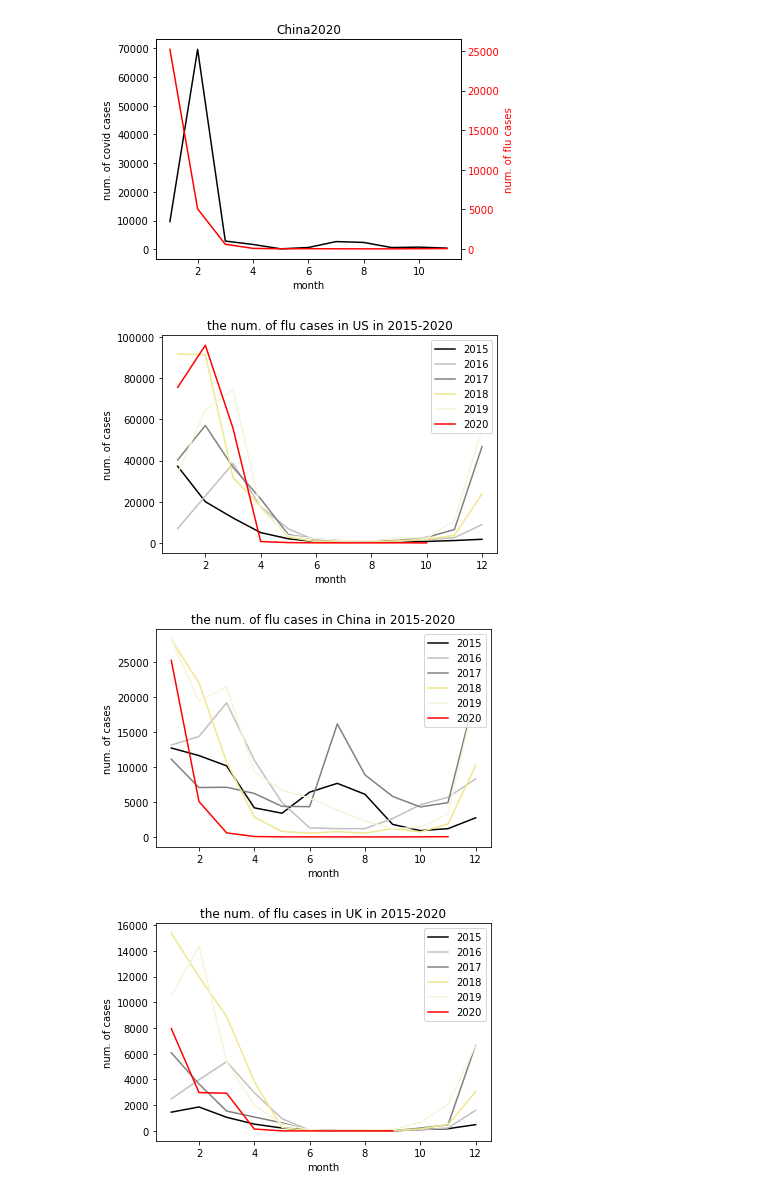
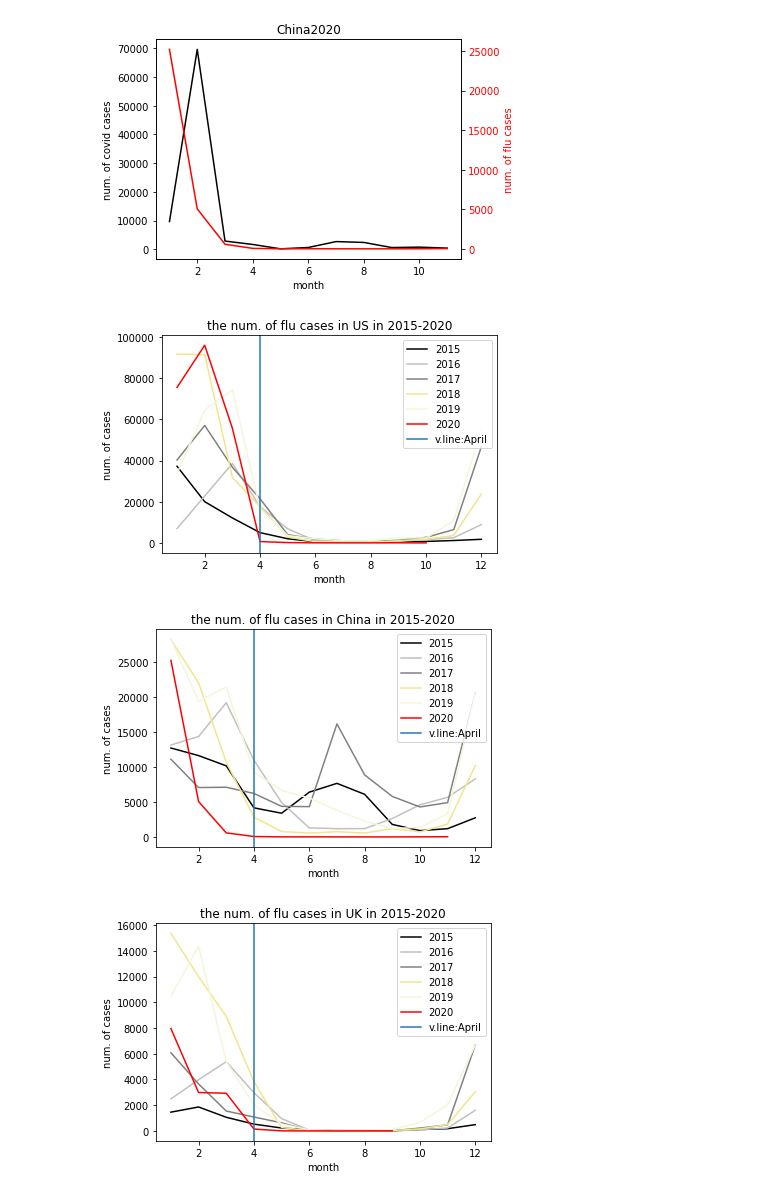
Before and after one commit to annaycc24/2020Fall_projects, a Jupyter notebook: final_pj_team05.ipynb, the cells around one changed output. Cells and saved outputs as stored; diff of their text form; code cells hidden in the pictures.

```diff
--- a/final_pj_team05.ipynb
+++ b/final_pj_team05.ipynb
@@ -301,33 +301,34 @@ def plot_graph3(country: pd.DataFrame):
     plt.title('the num. of flu cases in '+country["country"][0] + ' in 2015-2020')
     plt.xlabel('month')
 
     time=plot_data15['month']
     time20=plot_data20['month']
     ax1.set_ylabel('num. of cases', color='black')
     plt.plot(time, flucase15, color='black',label='2015')
     plt.plot(time, flucase16, color='silver',label='2016')
     plt.plot(time, flucase17, color='grey',label='2017')
     plt.plot(time, flucase18, color='khaki',label='2018')
     plt.plot(time, flucase19, color='beige',label='2019')
     plt.plot(time20, flucase20, color='red',label='2020')
+    plt.axvline(x=4,label='v.line:April')
     plt.legend(loc="upper right")
     #fig.tight_layout() # i'm not sure the purpose of this line
 
     #DATE = []
     #for y, m in zip(plot_data.year, plot_data.month):
     #    DATE.append(date(y, m,1))
     #plot_data['DATE'] = DATE
 
     #plt.plot(time, flucase)
     #plt.plot(time, mask_trend)
     #plt.xlabel('month')
     #plt.ylabel('num. of cases')
     plt.show()
 
 us_graph3=plot_graph3(us)
 china_graph3=plot_graph3(china)
 uk_graph3=plot_graph3(uk)
 # %% [output]
-[figure, old version]
+[figure, new version]
-[figure, old version]
+[figure, new version]
-[figure, old version]
+[figure, new version]
```
